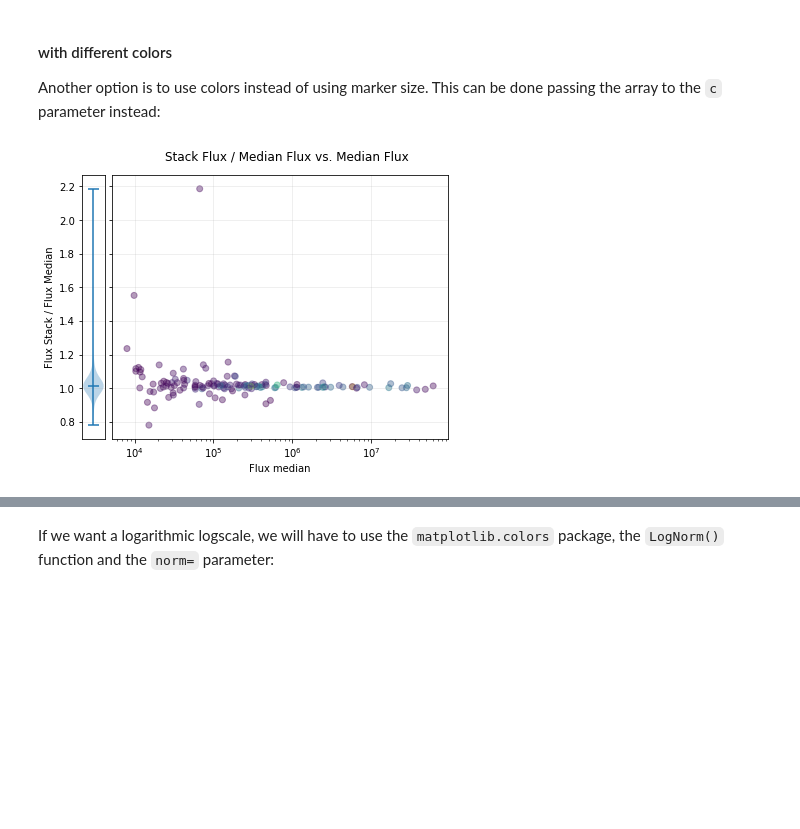
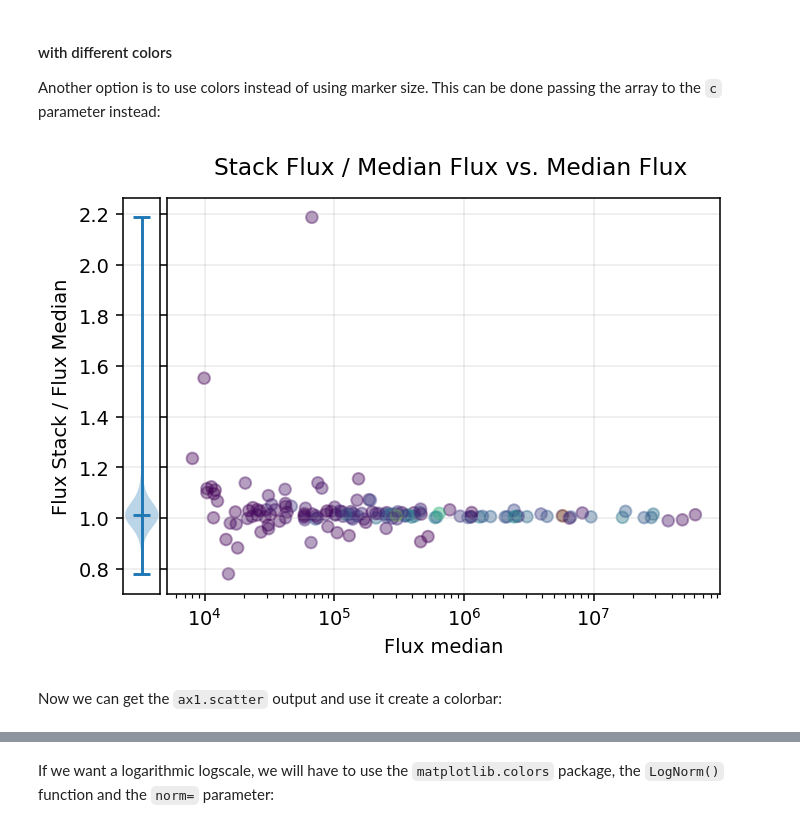
Before and after one commit to b1quint/Python-Tutorial-Series, a Jupyter notebook: Notebooks/PTS2019 - Data Analysis and Visualization 1.ipynb, the cells around one changed output, grey strips where cells are left out. Drawn from its saved outputs; the diff is of its cells as text; code cells hidden in the pictures; blank space fills up the shorter version.

```diff
--- a/Notebooks/PTS2019 - Data Analysis and Visualization 1.ipynb
+++ b/Notebooks/PTS2019 - Data Analysis and Visualization 1.ipynb
@@ -648,25 +656,28 @@ Another option is to use colors instead of using marker size. This can be done p
 # %%
 x = flux_median
 y = flux_stack / flux_median
 z = snr
 
-fig, axes = plt.subplots(figsize=(7,5), ncols=2, sharey=True, gridspec_kw={'width_ratios': [1, 15]})
+fig, axes = plt.subplots(ncols=2, sharey=True,
+                         gridspec_kw={'width_ratios': [1, 15]}, dpi=140)
 
 ax1 = axes[1]
 ax1.scatter(x, y, c=z, marker='o', alpha=0.4)
 
 ax1.set_xscale('log')
 ax1.set_xlabel('Flux median')
 ax1.grid(alpha=0.25)
 
 ax2 = axes[0]
 ax2.violinplot(y, showmedians=True)
 ax2.set_ylabel('Flux Stack / Flux Median')
 ax2.set_xticks([])
 ax2.grid(alpha=0.25)
 
 fig.suptitle('Stack Flux / Median Flux vs. Median Flux')
 fig.tight_layout(rect=[0, 0.05, 0.85, 0.95], w_pad=0)
 plt.show()
 # %% [output]
-[figure, old version]
+[figure, new version]
+# %% [markdown]
+Now we can get the `ax1.scatter` output and use it create a colorbar:
```
Also changed, not shown: parts of 16 cells of this notebook.
